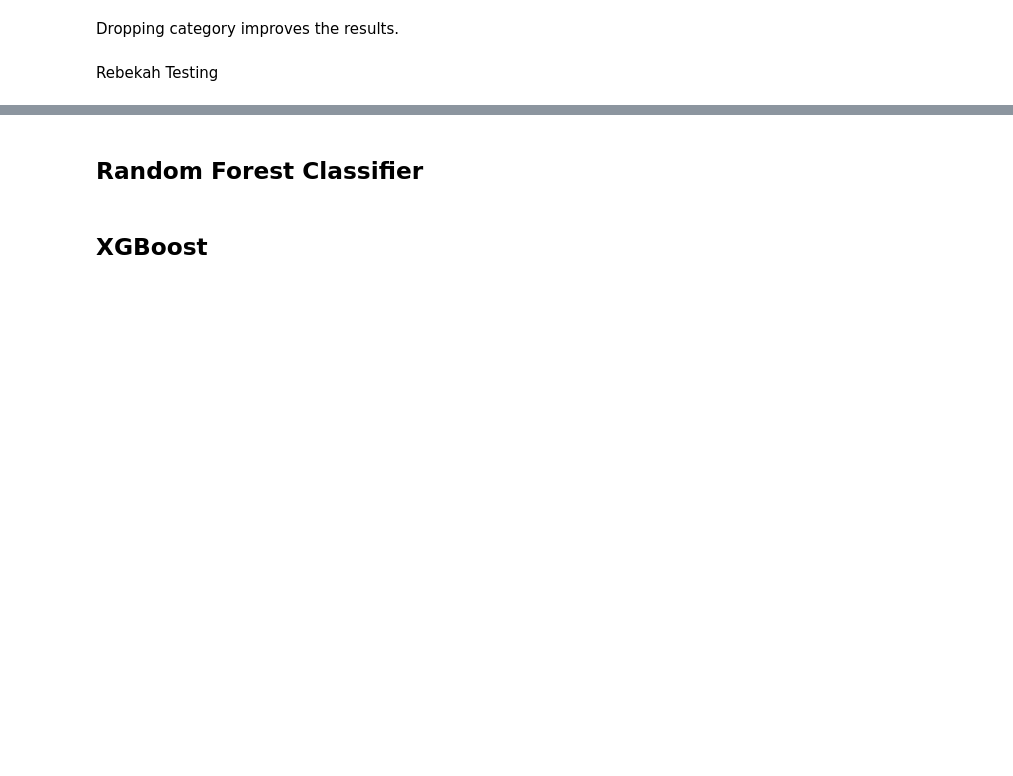
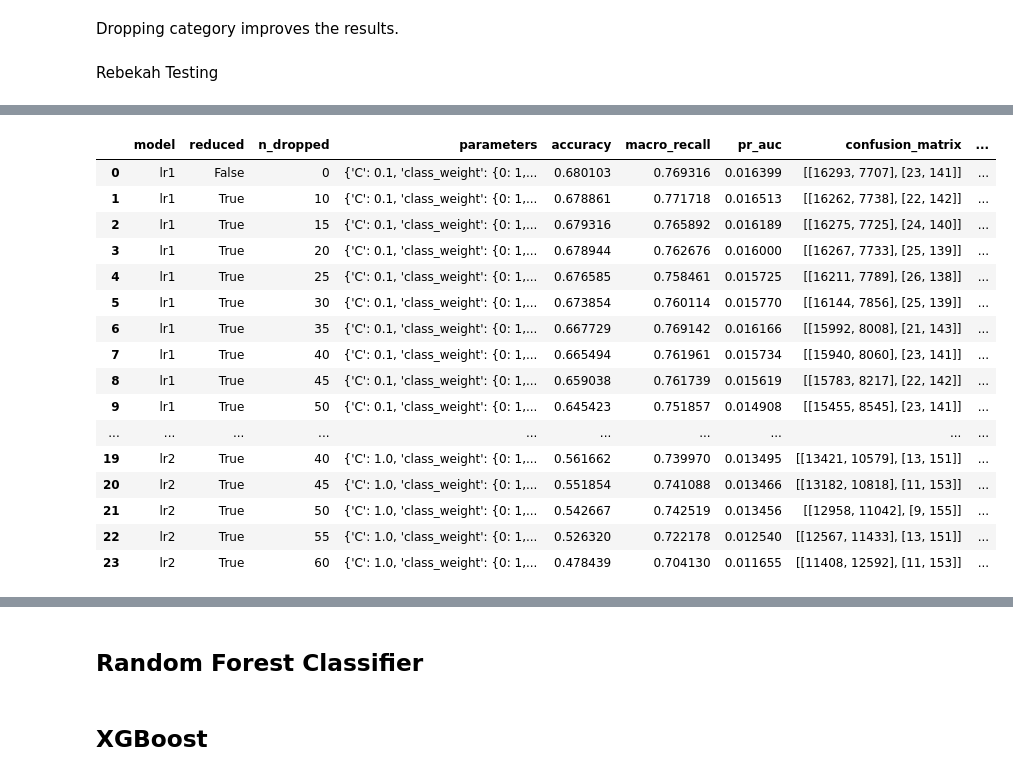
Before and after one commit to rebekah-eichberg/summer-2025-safeify, a Jupyter notebook: rebekah-idea-testing/MLModelTraining5.ipynb, the cells around one changed output, grey strips where cells are left out. Cells and saved outputs as stored; diff of their text form; code cells hidden in the pictures; blank space fills up the shorter version.

```diff
--- a/rebekah-idea-testing/MLModelTraining5.ipynb
+++ b/rebekah-idea-testing/MLModelTraining5.ipynb
@@ -733,0 +878,3 @@ print(f'PR AUC:{average_precision_score(y_val,y_pred)}')
+# %%
+X_train_proc_wo_cat = X_train_proc.drop(columns=cat_cols)
+X_val_proc_wo_cat = X_val_proc.drop(columns=cat_cols)
@@ -733,0 +974,20 @@ print(f'PR AUC:{average_precision_score(y_val,y_pred)}')
+# %%
+results_wo_cat_df
+# %% [output]
+|  | model | reduced | n_dropped | parameters | accuracy | macro_recall | pr_auc | confusion_matrix | ... |
+| 0 | lr1 | False | 0 | {'C': 0.1, 'class_weight': {0: 1,... | 0.680103 | 0.769316 | 0.016399 | [[16293, 7707], [23, 141]] | ... |
+| 1 | lr1 | True | 10 | {'C': 0.1, 'class_weight': {0: 1,... | 0.678861 | 0.771718 | 0.016513 | [[16262, 7738], [22, 142]] | ... |
+| 2 | lr1 | True | 15 | {'C': 0.1, 'class_weight': {0: 1,... | 0.679316 | 0.765892 | 0.016189 | [[16275, 7725], [24, 140]] | ... |
+| 3 | lr1 | True | 20 | {'C': 0.1, 'class_weight': {0: 1,... | 0.678944 | 0.762676 | 0.016000 | [[16267, 7733], [25, 139]] | ... |
+| 4 | lr1 | True | 25 | {'C': 0.1, 'class_weight': {0: 1,... | 0.676585 | 0.758461 | 0.015725 | [[16211, 7789], [26, 138]] | ... |
+| 5 | lr1 | True | 30 | {'C': 0.1, 'class_weight': {0: 1,... | 0.673854 | 0.760114 | 0.015770 | [[16144, 7856], [25, 139]] | ... |
+| 6 | lr1 | True | 35 | {'C': 0.1, 'class_weight': {0: 1,... | 0.667729 | 0.769142 | 0.016166 | [[15992, 8008], [21, 143]] | ... |
+| 7 | lr1 | True | 40 | {'C': 0.1, 'class_weight': {0: 1,... | 0.665494 | 0.761961 | 0.015734 | [[15940, 8060], [23, 141]] | ... |
+| 8 | lr1 | True | 45 | {'C': 0.1, 'class_weight': {0: 1,... | 0.659038 | 0.761739 | 0.015619 | [[15783, 8217], [22, 142]] | ... |
+| 9 | lr1 | True | 50 | {'C': 0.1, 'class_weight': {0: 1,... | 0.645423 | 0.751857 | 0.014908 | [[15455, 8545], [23, 141]] | ... |
+| ... | ... | ... | ... | ... | ... | ... | ... | ... | ... |
+| 19 | lr2 | True | 40 | {'C': 1.0, 'class_weight': {0: 1,... | 0.561662 | 0.739970 | 0.013495 | [[13421, 10579], [13, 151]] | ... |
+| 20 | lr2 | True | 45 | {'C': 1.0, 'class_weight': {0: 1,... | 0.551854 | 0.741088 | 0.013466 | [[13182, 10818], [11, 153]] | ... |
+| 21 | lr2 | True | 50 | {'C': 1.0, 'class_weight': {0: 1,... | 0.542667 | 0.742519 | 0.013456 | [[12958, 11042], [9, 155]] | ... |
+| 22 | lr2 | True | 55 | {'C': 1.0, 'class_weight': {0: 1,... | 0.526320 | 0.722178 | 0.012540 | [[12567, 11433], [13, 151]] | ... |
+| 23 | lr2 | True | 60 | {'C': 1.0, 'class_weight': {0: 1,... | 0.478439 | 0.704130 | 0.011655 | [[11408, 12592], [11, 153]] | ... |
```
Also changed, not shown: parts of 43 cells of this notebook, 2 other files.
